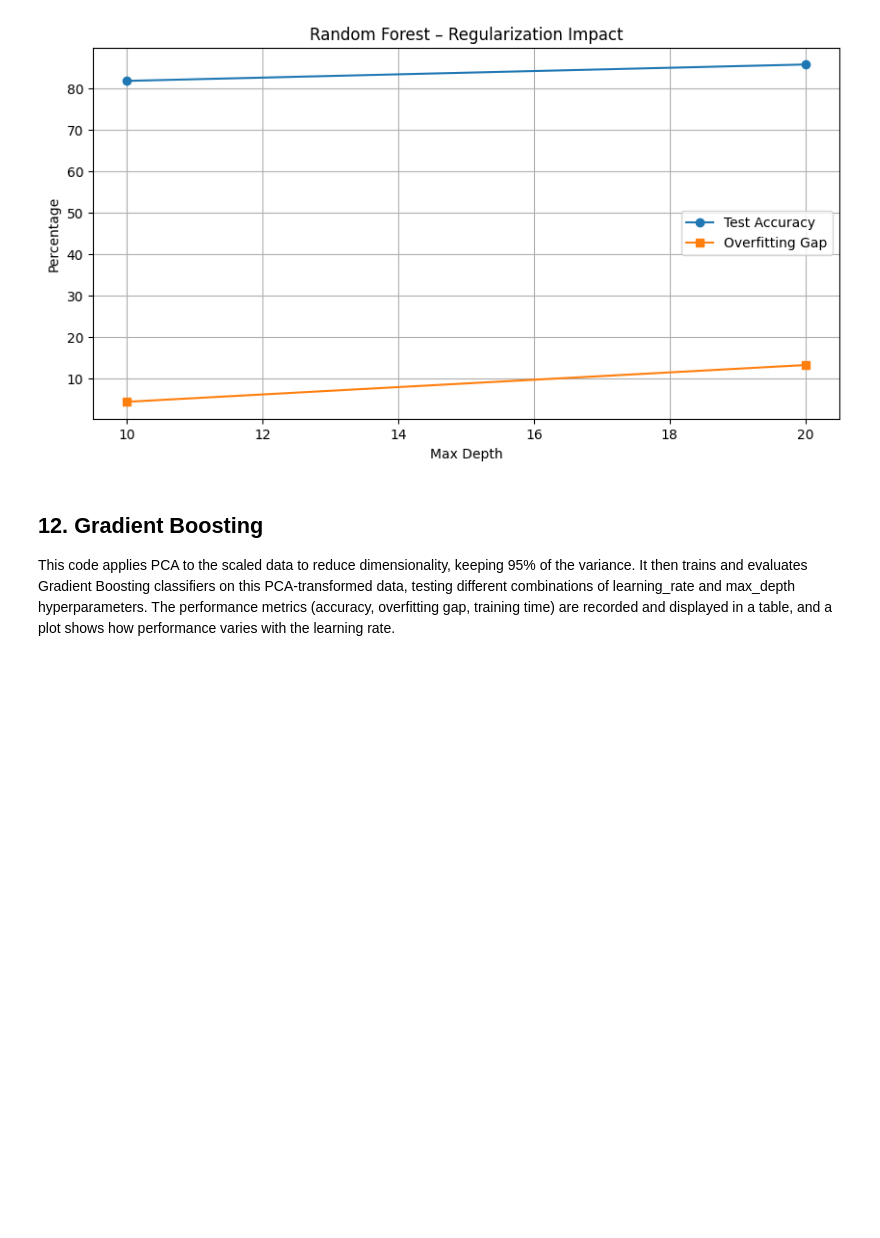
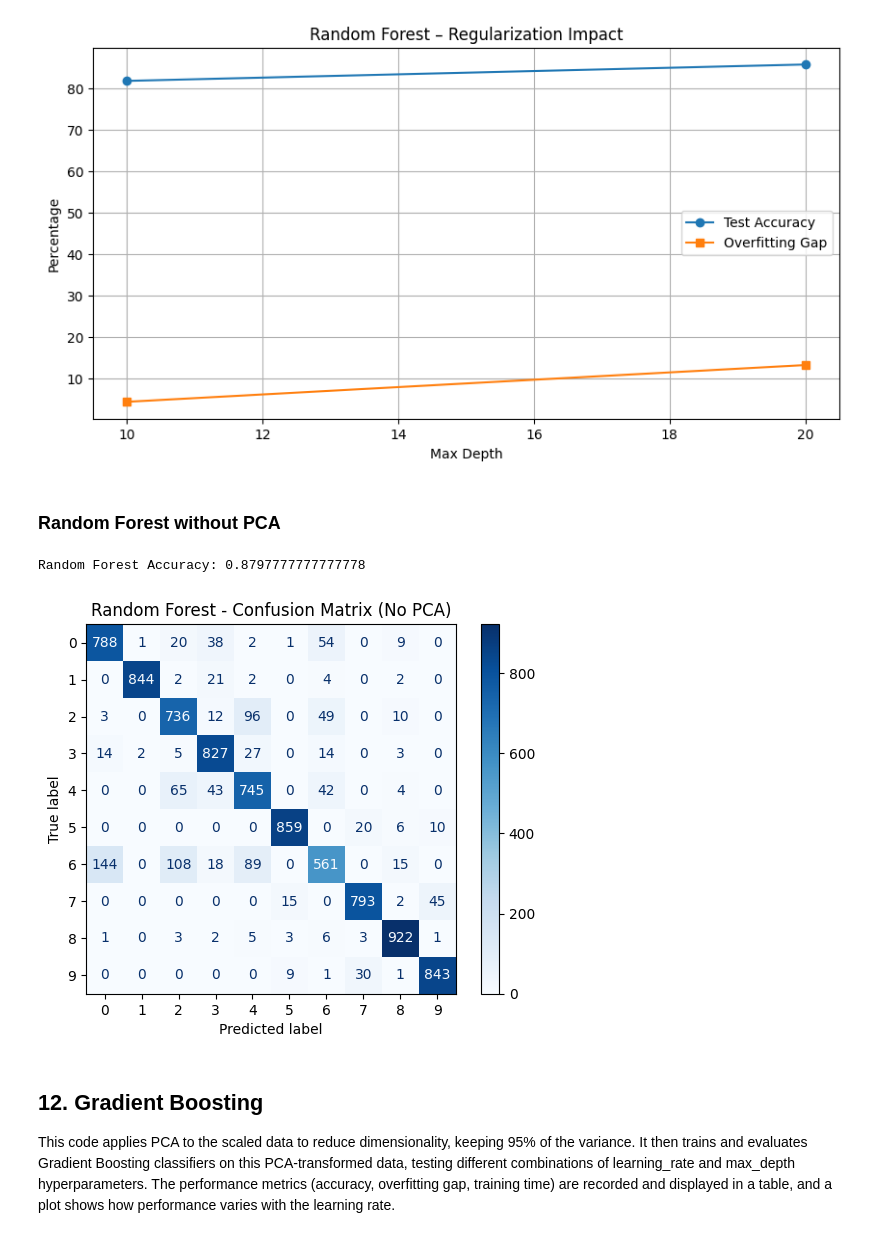
Before and after one commit to arsalmairaj2k/fashion-mnist-regularization-study, a Jupyter notebook: Fashion_MNIST_Regularlization_Study.ipynb, the cells around one changed output. Cells and saved outputs as stored; diff of their text form; code cells hidden in the pictures; blank space fills up the shorter version.

```diff
--- a/Fashion_MNIST_Regularlization_Study.ipynb
+++ b/Fashion_MNIST_Regularlization_Study.ipynb
@@ -621,6 +665,27 @@ Training Random Forest (max_depth=None, min_samples_split=10)
 | 1 | 20.0 | 5 | 85.82 | 13.31 | 112.66 |
 | 2 | NaN | 10 | 85.70 | 13.34 | 120.57 |
 [figure]
+# %% [markdown]
+### **Random Forest without PCA**
+# %%
+from sklearn.ensemble import RandomForestClassifier
+from sklearn.metrics import accuracy_score, confusion_matrix, ConfusionMatrixDisplay
+import matplotlib.pyplot as plt
+
+rf_model = RandomForestClassifier()
+rf_model.fit(x_train_flat, y_train)
+y_pred = rf_model.predict(x_test_flat)
+
+print("Random Forest Accuracy:", accuracy_score(y_test, y_pred))
+
+cm = confusion_matrix(y_test, y_pred)
+disp = ConfusionMatrixDisplay(confusion_matrix=cm)
+disp.plot(cmap=plt.cm.Blues)
+plt.title("Random Forest - Confusion Matrix (No PCA)")
+plt.show()
+# %% [output]
+Random Forest Accuracy: 0.8797777777777778
+[figure, added]
 # %% [markdown]
 ## **12. Gradient Boosting**
 
```
Also changed, not shown: parts of 9 cells of this notebook.
